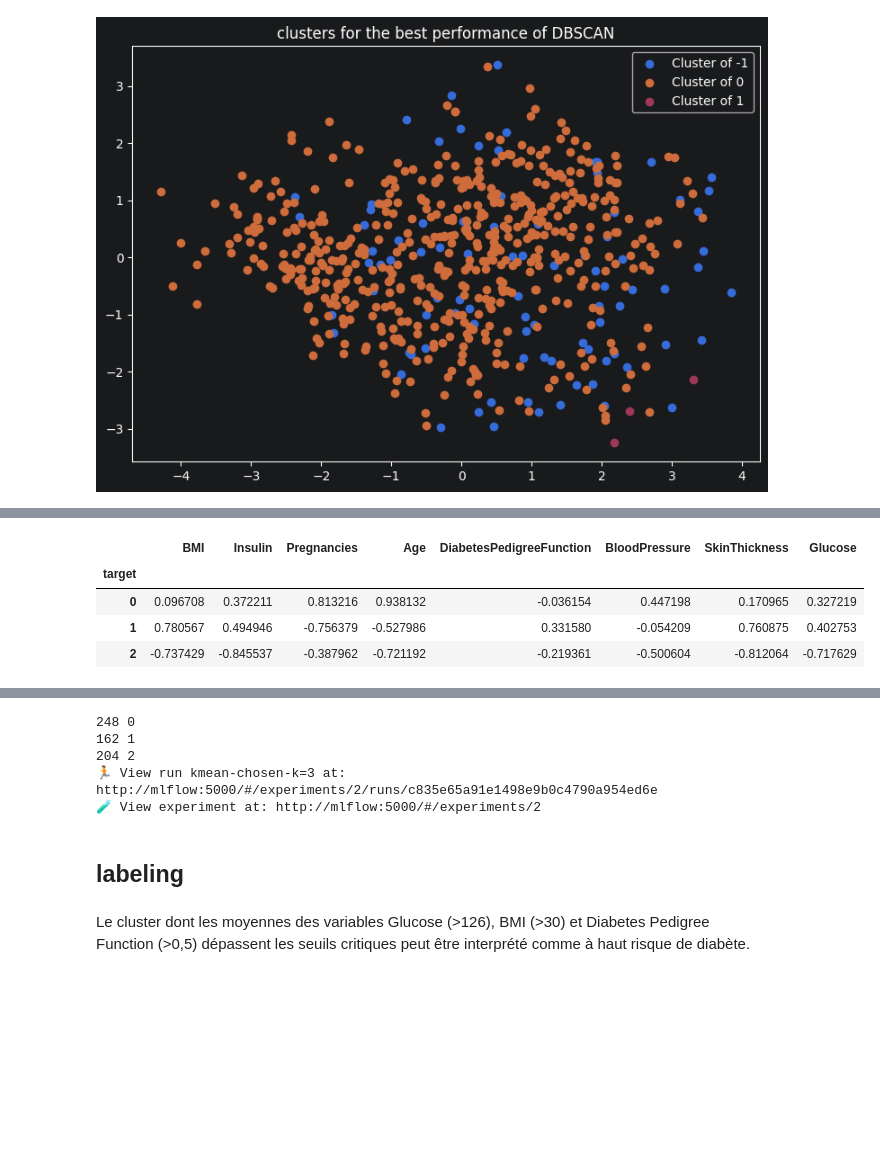
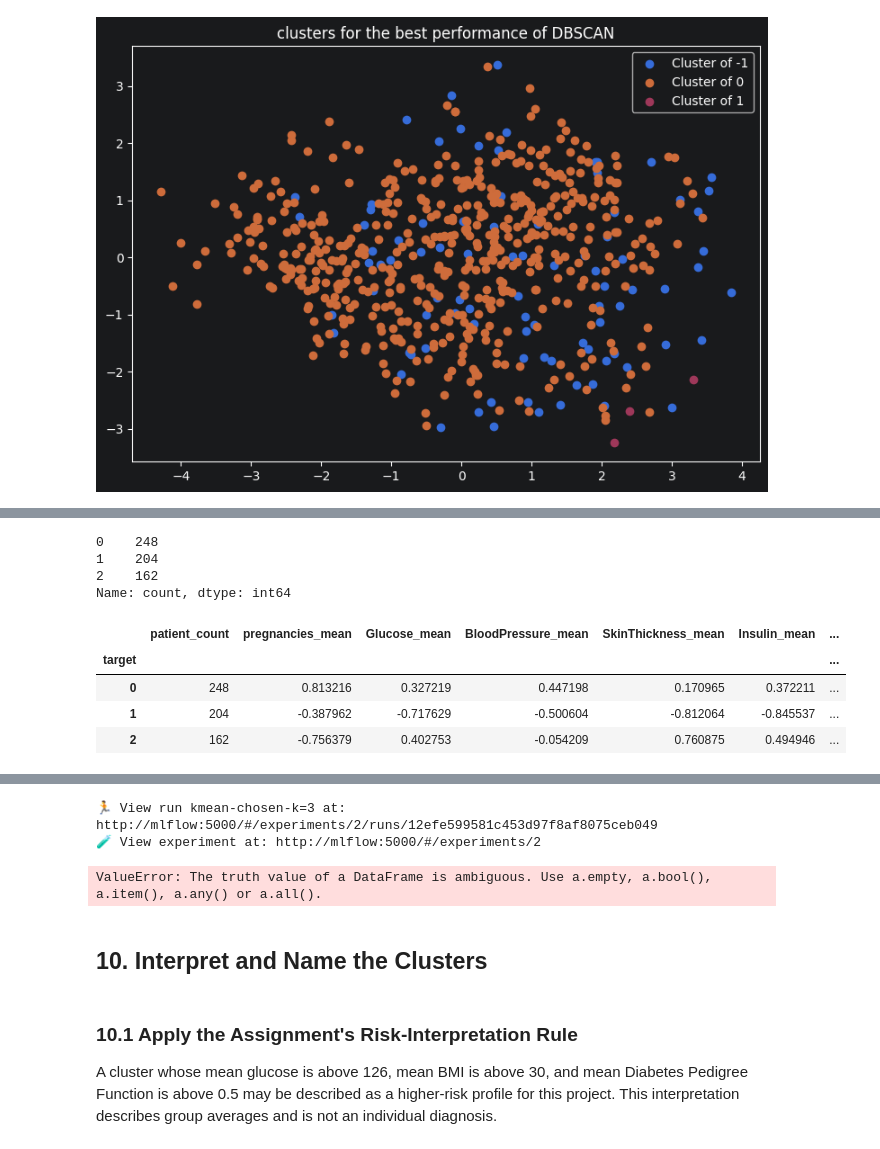
Before and after one commit to amineelhailaa/DiaPredict, a Jupyter notebook: notebooks/step1.ipynb, the cells around one changed output, grey strips where cells are left out. Saved outputs shown, nothing was run; the diff lists cells and outputs as text; code cells hidden in the pictures; blank space fills up the shorter version.

Commit message:
and add MLflow logging for clustering and preprocessing steps

```diff
--- a/notebooks/step1.ipynb
+++ b/notebooks/step1.ipynb
@@ -638,19 +700,46 @@ with mlflow.start_run(run_name="kmean-chosen-k=3"):
     labels  = kmean_pp.predict(processed_x_train)
     test_labels = kmean_pp.predict(processed_x_test)
 
+    mlflow.sklearn.log_model(model, "ideal_kmean")
+    mlflow.log_params({
+        "k": 3,
+        "random_state": RANDOM_STATE,
 
+    })
+
+    cluster_sizes = pd.Series(labels).value_counts()
+    print(cluster_sizes)
+
+    mlflow.log_metrics({
+        "silhouette_score": silhouette_score(processed_x_train, labels),
+        "smallest_cluster_size": cluster_sizes.min(),
+        "largest_cluster_size": cluster_sizes.max()
+    })
 
     processed_x_train["target"] = labels
     processed_x_test["target"] = test_labels
+    cluster_profiles = processed_x_train.groupby("target").agg(
+        patient_count = ("Age", "size"),
+        pregnancies_mean = ("Pregnancies", "mean"),
+        Glucose_mean = ("Glucose", "mean"),
+        BloodPressure_mean = ("BloodPressure", "mean"),
+        SkinThickness_mean = ("SkinThickness", "mean"),
+        Insulin_mean = ("Insulin", "mean"),
+        BMI_mean = ("BMI", "mean"),
+        DiabetesPedigreeFunction_mean = ("DiabetesPedigreeFunction", "mean"),
+        Age_mean=("Age", "mean")
+    )
+
+    cluster_profiles["percentage"] = (cluster_profiles["patient_count"]/ len(processed_x_train))
+    display(cluster_profiles)
+
+
     clusters = processed_x_train.groupby("target").mean()
-
+    mlflow.log_artifact("../reports/tables/cluster_profile_kmean.csv", cluster_profiles)
 
 
 
     avg = processed_x_train.mean()
     display(clusters)
     display(clusters-avg)
-
-    for cluster, group in processed_x_train.groupby("target"):
-        print((processed_x_train["target"]==cluster).sum(), cluster)
 # %% [output]
@@ -657,5 +748,9 @@ with mlflow.start_run(run_name="kmean-chosen-k=3"):
+0    248
+1    204
+2    162
+Name: count, dtype: int64
-|  | BMI | Insulin | Pregnancies | Age | DiabetesPedigreeFunction | BloodPressure | SkinThickness | Glucose |
-| target |  |  |  |  |  |  |  |  |
-| 0 | 0.096708 | 0.372211 | 0.813216 | 0.938132 | -0.036154 | 0.447198 | 0.170965 | 0.327219 |
-| 1 | 0.780567 | 0.494946 | -0.756379 | -0.527986 | 0.331580 | -0.054209 | 0.760875 | 0.402753 |
-| 2 | -0.737429 | -0.845537 | -0.387962 | -0.721192 | -0.219361 | -0.500604 | -0.812064 | -0.717629 |
+|  | patient_count | pregnancies_mean | Glucose_mean | BloodPressure_mean | SkinThickness_mean | Insulin_mean | ... |
+| target |  |  |  |  |  |  | ... |
+| 0 | 248 | 0.813216 | 0.327219 | 0.447198 | 0.170965 | 0.372211 | ... |
+| 1 | 204 | -0.387962 | -0.717629 | -0.500604 | -0.812064 | -0.845537 | ... |
+| 2 | 162 | -0.756379 | 0.402753 | -0.054209 | 0.760875 | 0.494946 | ... |
@@ -667,8 +757,6 @@ with mlflow.start_run(run_name="kmean-chosen-k=3"):
-248 0
-162 1
-204 2
-🏃 View run kmean-chosen-k=3 at: http://mlflow:5000/#/experiments/2/runs/c835e65a91e1498e9b0c4790a954ed6e
-🧪 View experiment at: http://mlflow:5000/#/experiments/2
+🏃 View run kmean-chosen-k=3 at: http://mlflow:5000/#/experiments/2/runs/12efe599581c453d97f8af8075ceb049
+🧪 View experiment at: http://mlflow:5000/#/experiments/2
+ValueError: The truth value of a DataFrame is ambiguous. Use a.empty, a.bool(), a.item(), a.any() or a.all().
 # %%
 #we should save our model now
 
@@ -677,7 +765,9 @@ with mlflow.start_run(run_name="kmean-chosen-k=3"):
 import joblib
 joblib.dump(model, "../models/kmeans_clustering.joblib")
 # %% [markdown]
-## labeling
+## 10. Interpret and Name the Clusters
 # %% [markdown]
-Le cluster dont les moyennes des variables Glucose (>126), BMI (>30) et Diabetes Pedigree Function (>0,5) dépassent les seuils critiques peut être interprété comme à haut risque de diabète.
+### 10.1 Apply the Assignment's Risk-Interpretation Rule
+
+A cluster whose mean glucose is above 126, mean BMI is above 30, and mean Diabetes Pedigree Function is above 0.5 may be described as a higher-risk profile for this project. This interpretation describes group averages and is not an individual diagnosis.
 # %% [markdown]
```
Also changed, not shown: parts of 31 cells of this notebook.
